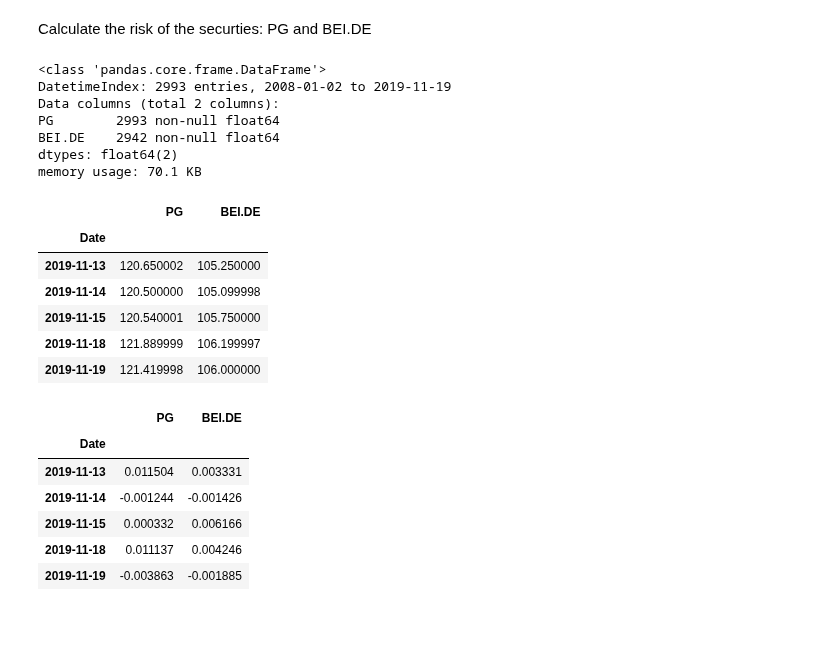
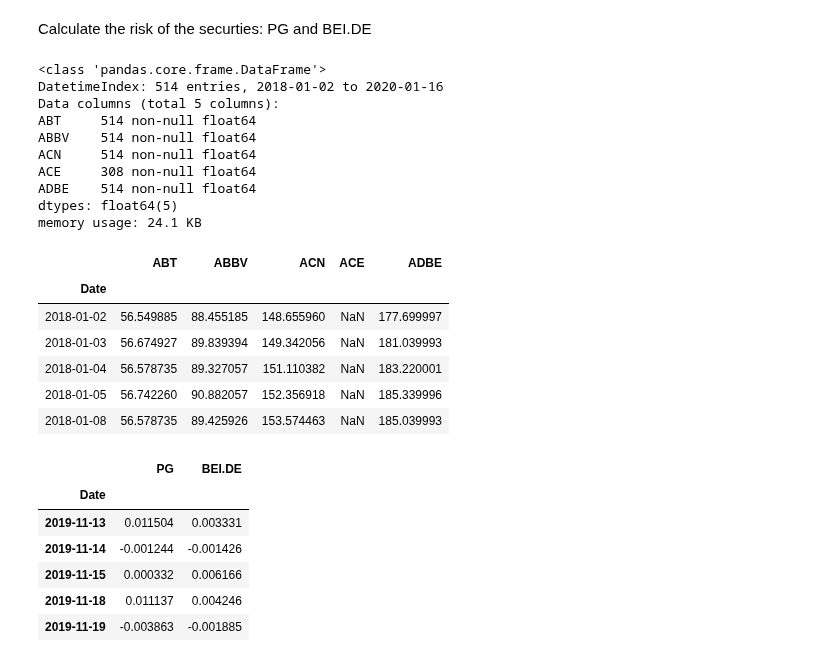
Before and after one commit to Berkat0789/Data_Analysis, a Jupyter notebook: Calculating Risk.ipynb, the cells around one changed output. Saved outputs shown, nothing was run; the diff lists cells and outputs as text; code cells hidden in the pictures; blank space fills up the shorter version.

```diff
--- a/Calculating Risk.ipynb
+++ b/Calculating Risk.ipynb
@@ -6,30 +6,33 @@ from pandas_datareader import data as web
 import numpy as np
 import matplotlib.pyplot as plt
 # %%
-tickers = ["PG", "BEI.DE"]
+tickers = ['ABT', 'ABBV', 'ACN', 'ACE', 'ADBE']
 data_frame = pd.DataFrame()
 for t in tickers:
-    data_frame[t] = web.DataReader(t, data_source = "yahoo", start = "2007-1-1")["Adj Close"]
+    data_frame[t] = web.DataReader(t, data_source = "yahoo", start = "2018-1-1")["Adj Close"]
 # %%
 data_frame.info()
 # %% [output]
 <class 'pandas.core.frame.DataFrame'>
-DatetimeIndex: 2993 entries, 2008-01-02 to 2019-11-19
-Data columns (total 2 columns):
-PG        2993 non-null float64
-BEI.DE    2942 non-null float64
-dtypes: float64(2)
-memory usage: 70.1 KB
+DatetimeIndex: 514 entries, 2018-01-02 to 2020-01-16
+Data columns (total 5 columns):
+ABT     514 non-null float64
+ABBV    514 non-null float64
+ACN     514 non-null float64
+ACE     308 non-null float64
+ADBE    514 non-null float64
+dtypes: float64(5)
+memory usage: 24.1 KB
 # %%
-data_frame.tail()
+data_frame.head()
 # %% [output]
-|  | PG | BEI.DE |
-| Date |  |  |
-| 2019-11-13 | 120.650002 | 105.250000 |
-| 2019-11-14 | 120.500000 | 105.099998 |
-| 2019-11-15 | 120.540001 | 105.750000 |
-| 2019-11-18 | 121.889999 | 106.199997 |
-| 2019-11-19 | 121.419998 | 106.000000 |
+|  | ABT | ABBV | ACN | ACE | ADBE |
+| Date |  |  |  |  |  |
+| 2018-01-02 | 56.549885 | 88.455185 | 148.655960 | NaN | 177.699997 |
+| 2018-01-03 | 56.674927 | 89.839394 | 149.342056 | NaN | 181.039993 |
+| 2018-01-04 | 56.578735 | 89.327057 | 151.110382 | NaN | 183.220001 |
+| 2018-01-05 | 56.742260 | 90.882057 | 152.356918 | NaN | 185.339996 |
+| 2018-01-08 | 56.578735 | 89.425926 | 153.574463 | NaN | 185.039993 |
 # %%
 port_returns = np.log(data_frame/data_frame.shift(1))
 # %%
```
Also changed, not shown: 3 other files.
